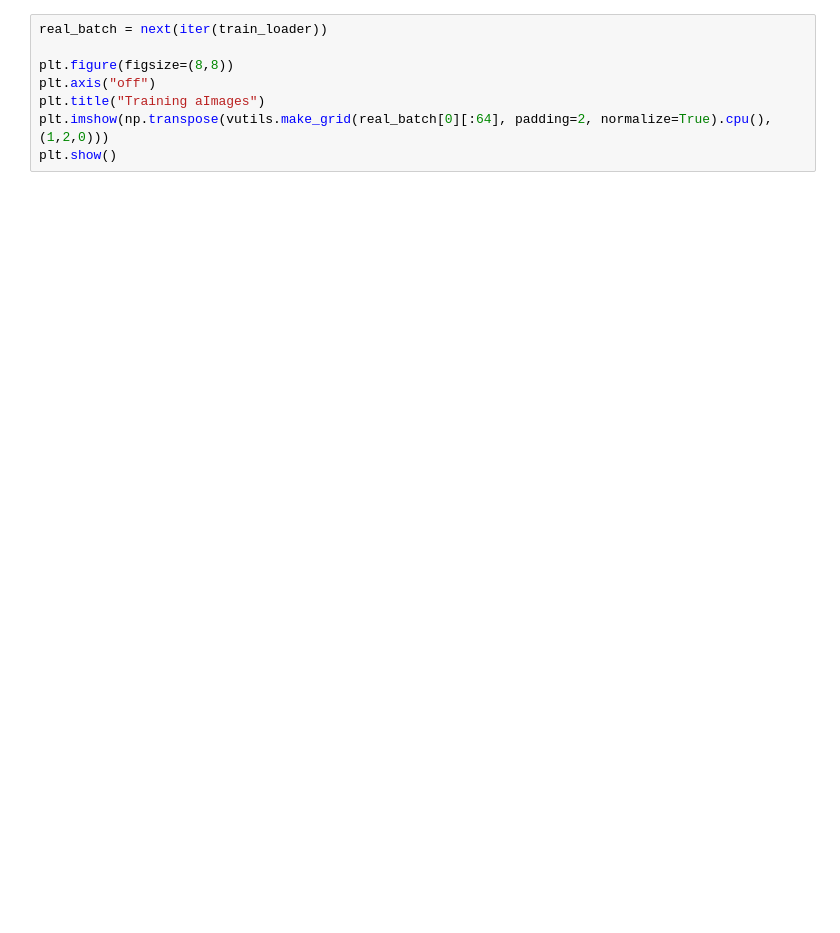
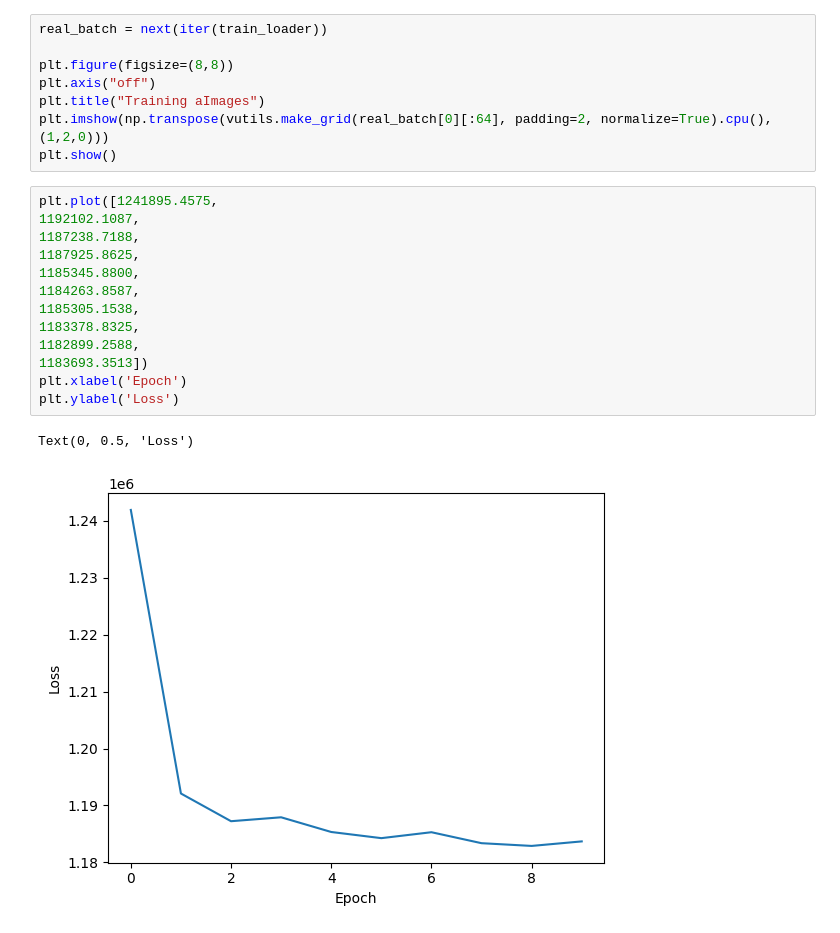
Before and after one commit to jPaek1002/ECE175B-FinalProject, a Jupyter notebook: ECE175B-FinalProject.ipynb, the cells around one changed output. Cells and saved outputs as stored; diff of their text form; blank space fills up the shorter version.

```diff
--- a/ECE175B-FinalProject.ipynb
+++ b/ECE175B-FinalProject.ipynb
@@ -152,3 +255,19 @@ plt.axis("off")
 plt.title("Training aImages")
 plt.imshow(np.transpose(vutils.make_grid(real_batch[0][:64], padding=2, normalize=True).cpu(),(1,2,0)))
 plt.show()
+# %%
+plt.plot([1241895.4575,
+1192102.1087,
+1187238.7188,
+1187925.8625,
+1185345.8800,
+1184263.8587,
+1185305.1538,
+1183378.8325,
+1182899.2588,
+1183693.3513])
+plt.xlabel('Epoch')
+plt.ylabel('Loss')
+# %% [output]
+Text(0, 0.5, 'Loss')
+[figure, added]
```
Also changed, not shown: parts of 12 cells of this notebook.
